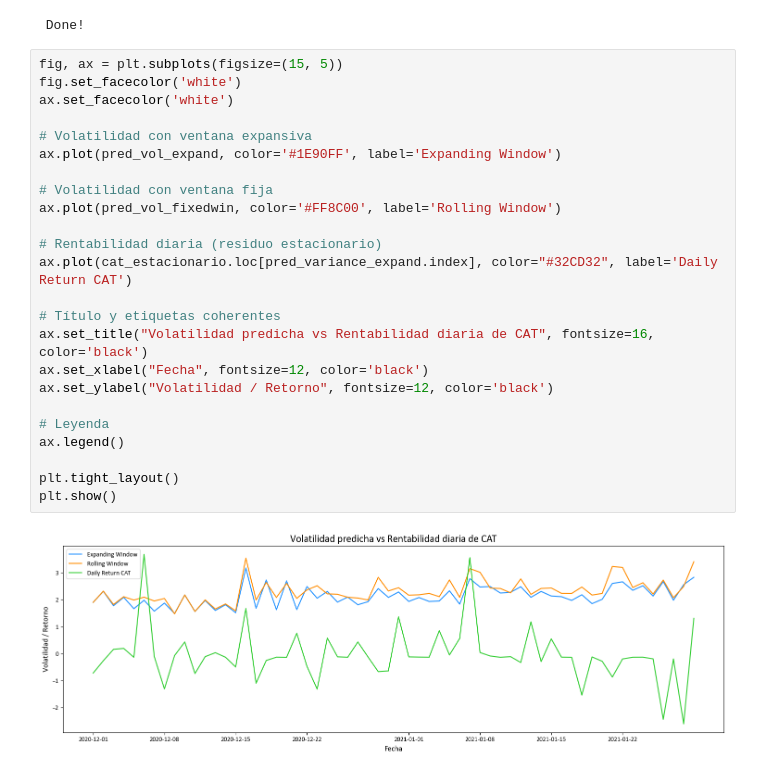
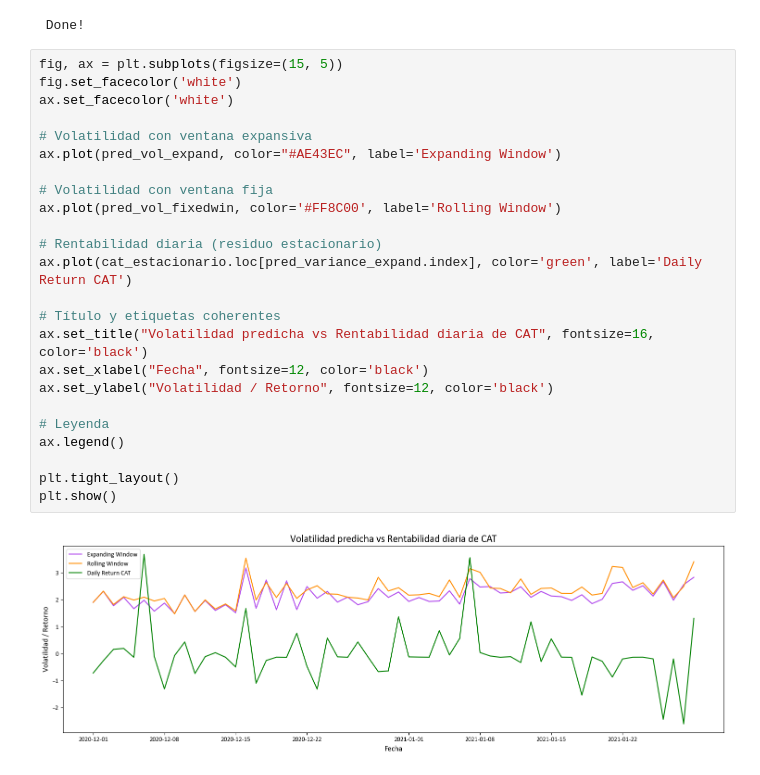
Before and after one commit to josebaajuria/BBVA_reto9, a Jupyter notebook: 25-26_3_R9_AZUL_CLARO/Descomposicion_series_temporales.ipynb, the cells around one changed output. Drawn from its saved outputs; the diff is of its cells as text.

```diff
--- a/25-26_3_R9_AZUL_CLARO/Descomposicion_series_temporales.ipynb
+++ b/25-26_3_R9_AZUL_CLARO/Descomposicion_series_temporales.ipynb
@@ -1629,26 +1629,26 @@ pred_variance_fixed = pd.DataFrame(forecasts).T
 # %%
 fig, ax = plt.subplots(figsize=(15, 5))
 fig.set_facecolor('white')
 ax.set_facecolor('white')
 
 # Volatilidad con ventana expansiva
-ax.plot(pred_vol_expand, color='#1E90FF', label='Expanding Window')
+ax.plot(pred_vol_expand, color="#AE43EC", label='Expanding Window')
 
 # Volatilidad con ventana fija
 ax.plot(pred_vol_fixedwin, color='#FF8C00', label='Rolling Window')
 
 # Rentabilidad diaria (residuo estacionario)
-ax.plot(cat_estacionario.loc[pred_variance_expand.index], color="#32CD32", label='Daily Return CAT')
+ax.plot(cat_estacionario.loc[pred_variance_expand.index], color='green', label='Daily Return CAT')
 
 # Título y etiquetas coherentes
 ax.set_title("Volatilidad predicha vs Rentabilidad diaria de CAT", fontsize=16, color='black')
 ax.set_xlabel("Fecha", fontsize=12, color='black')
 ax.set_ylabel("Volatilidad / Retorno", fontsize=12, color='black')
 
 # Leyenda
 ax.legend()
 
 plt.tight_layout()
 plt.show()
 # %% [output]
-[figure, old version]
+[figure, new version]
```
Also changed, not shown: parts of 25 cells of this notebook, 9 other files.
